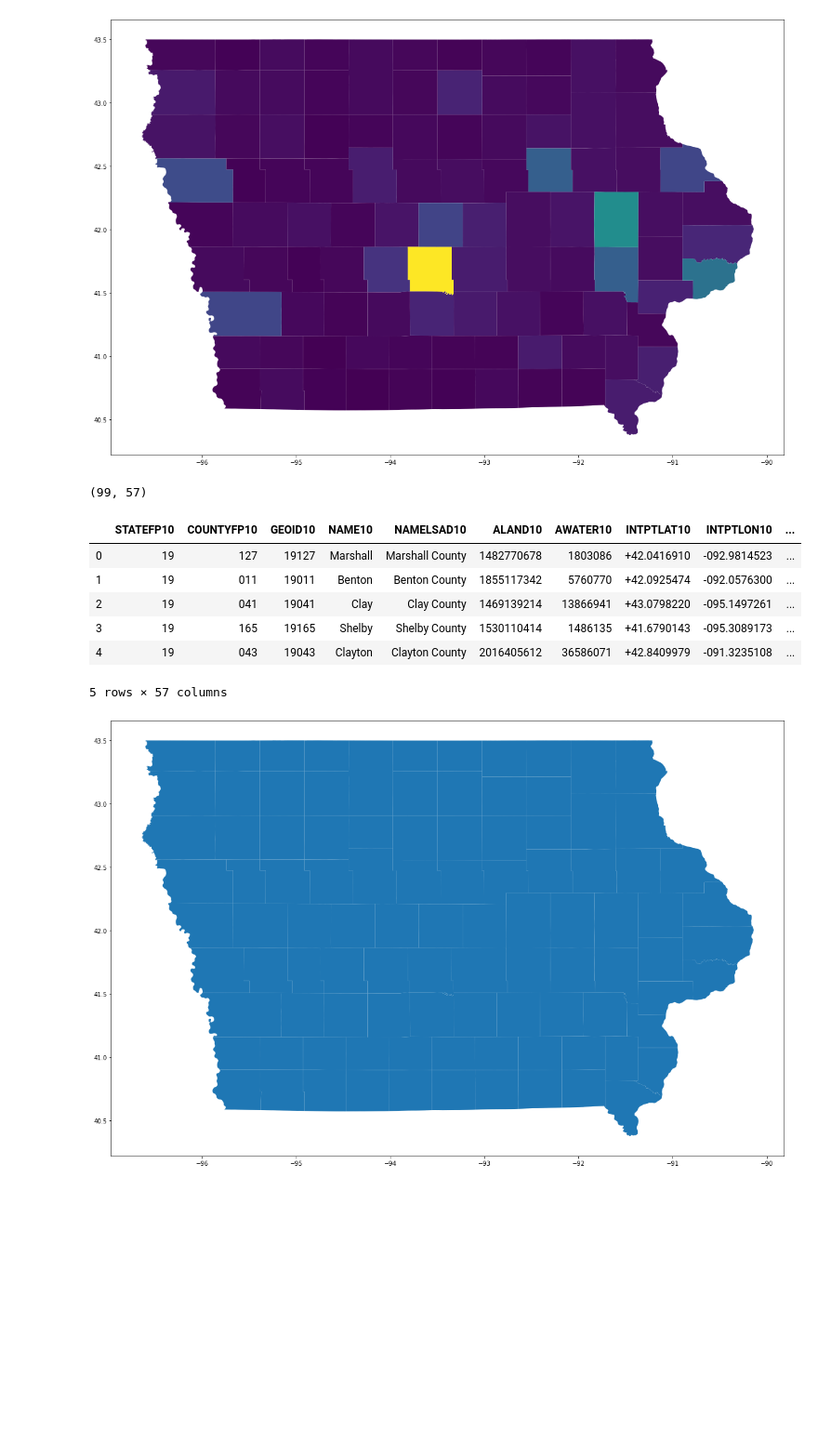
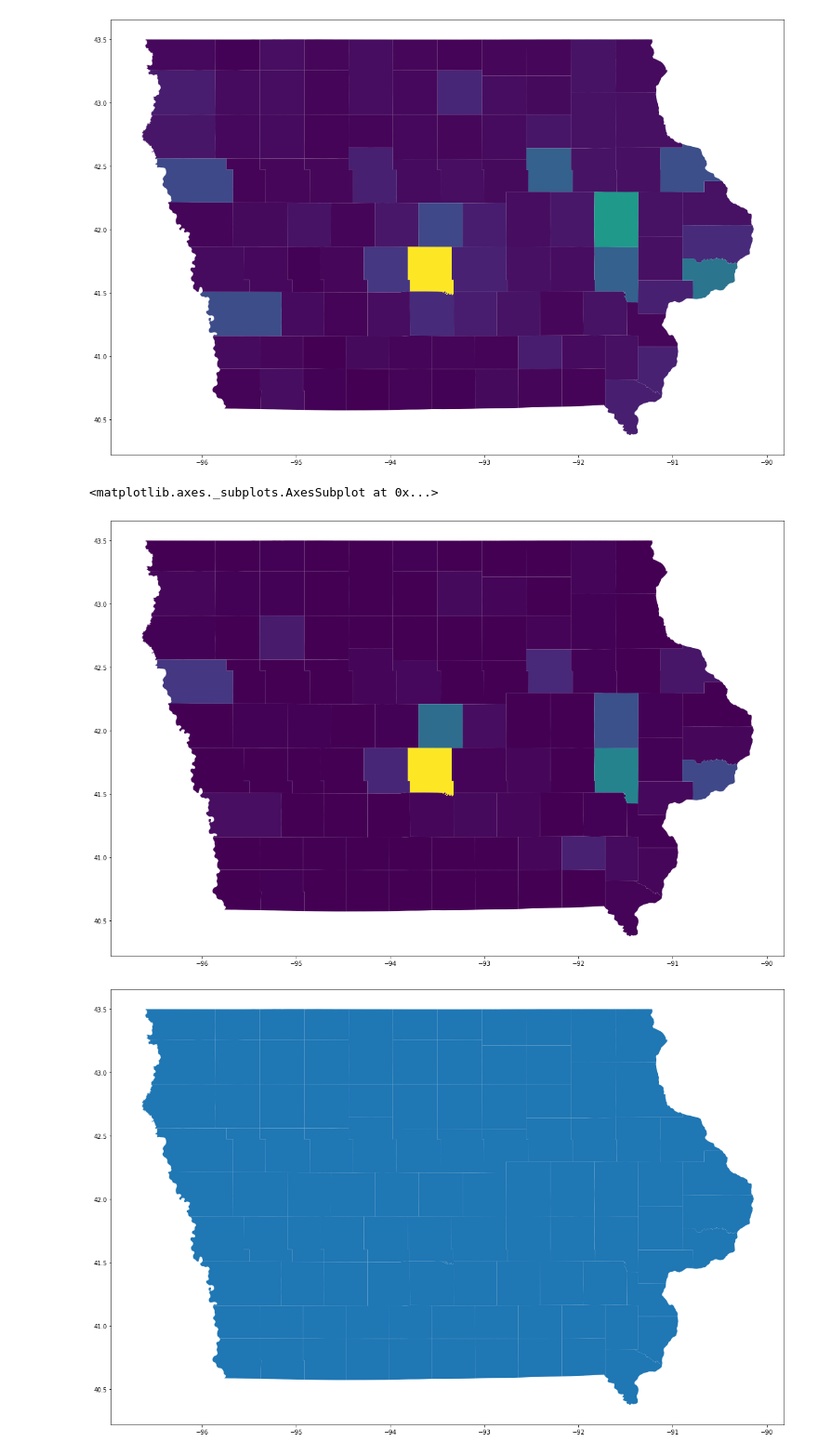
Before and after one commit to DIVYANI-DROI/Algorithmic-Redistricting, a Jupyter notebook: Iowadata_visualization.ipynb, the cells around one changed output. Shown: that part at 93% size. Cells and saved outputs as stored; diff of their text form; code cells hidden in the pictures; blank space fills up the shorter version.

```diff
--- a/Iowadata_visualization.ipynb
+++ b/Iowadata_visualization.ipynb
@@ -65,20 +79,11 @@ IA.plot(column = 'TOTPOP',figsize = (20,20))
 # %% [output]
 <matplotlib.axes._subplots.AxesSubplot at 0x...>
 [figure]
-# %%
-IA.shape
-# %% [output]
-(99, 57)
-# %%
-IA.head()
-# %% [output]
-|  | STATEFP10 | COUNTYFP10 | GEOID10 | NAME10 | NAMELSAD10 | ALAND10 | AWATER10 | INTPTLAT10 | INTPTLON10 | ... |
-| 0 | 19 | 127 | 19127 | Marshall | Marshall County | 1482770678 | 1803086 | +42.0416910 | -092.9814523 | ... |
-| 1 | 19 | 011 | 19011 | Benton | Benton County | 1855117342 | 5760770 | +42.0925474 | -092.0576300 | ... |
-| 2 | 19 | 041 | 19041 | Clay | Clay County | 1469139214 | 13866941 | +43.0798220 | -095.1497261 | ... |
-| 3 | 19 | 165 | 19165 | Shelby | Shelby County | 1530110414 | 1486135 | +41.6790143 | -095.3089173 | ... |
-| 4 | 19 | 043 | 19043 | Clayton | Clayton County | 2016405612 | 36586071 | +42.8409979 | -091.3235108 | ... |
-5 rows × 57 columns
+# %%
+IA.plot(column = 'NH_ASIAN',figsize = (20,20))
+# %% [output]
+<matplotlib.axes._subplots.AxesSubplot at 0x...>
+[figure, added]
 # %%
 fig, ax = plt.subplots(figsize = (20,20))
 IA.plot(ax=ax)
```
Also changed, not shown: parts of 3 cells of this notebook.
